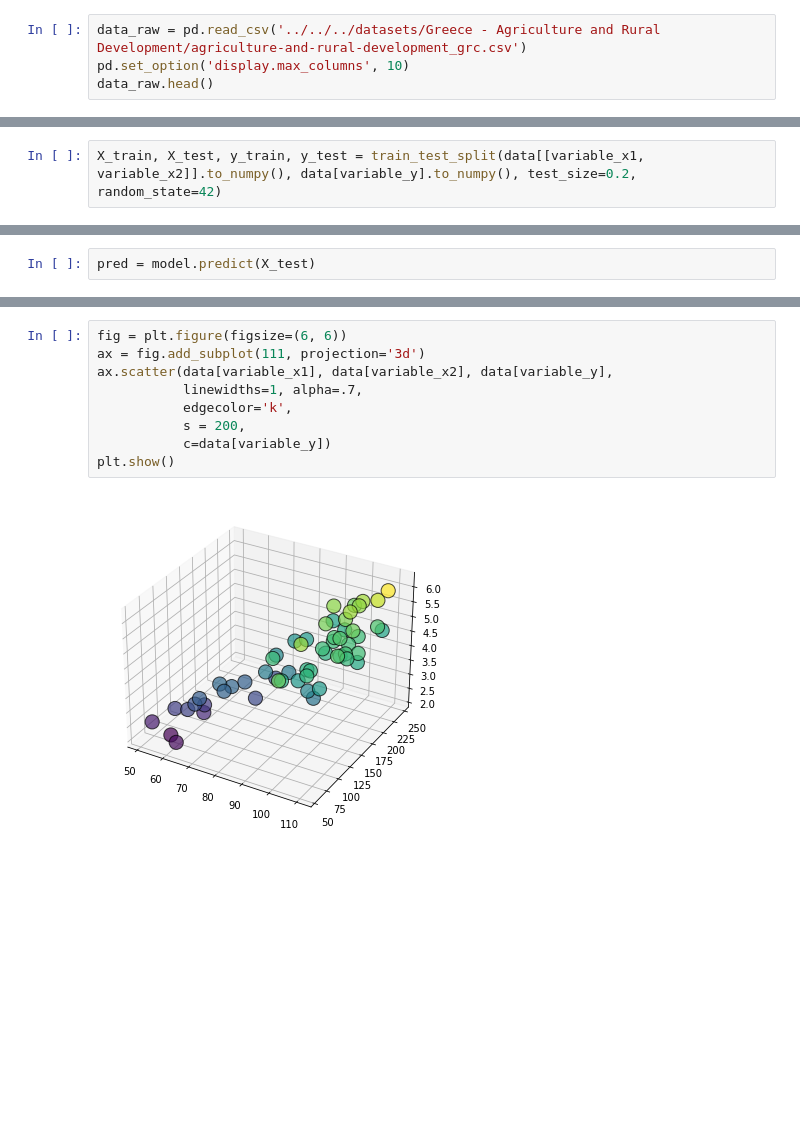
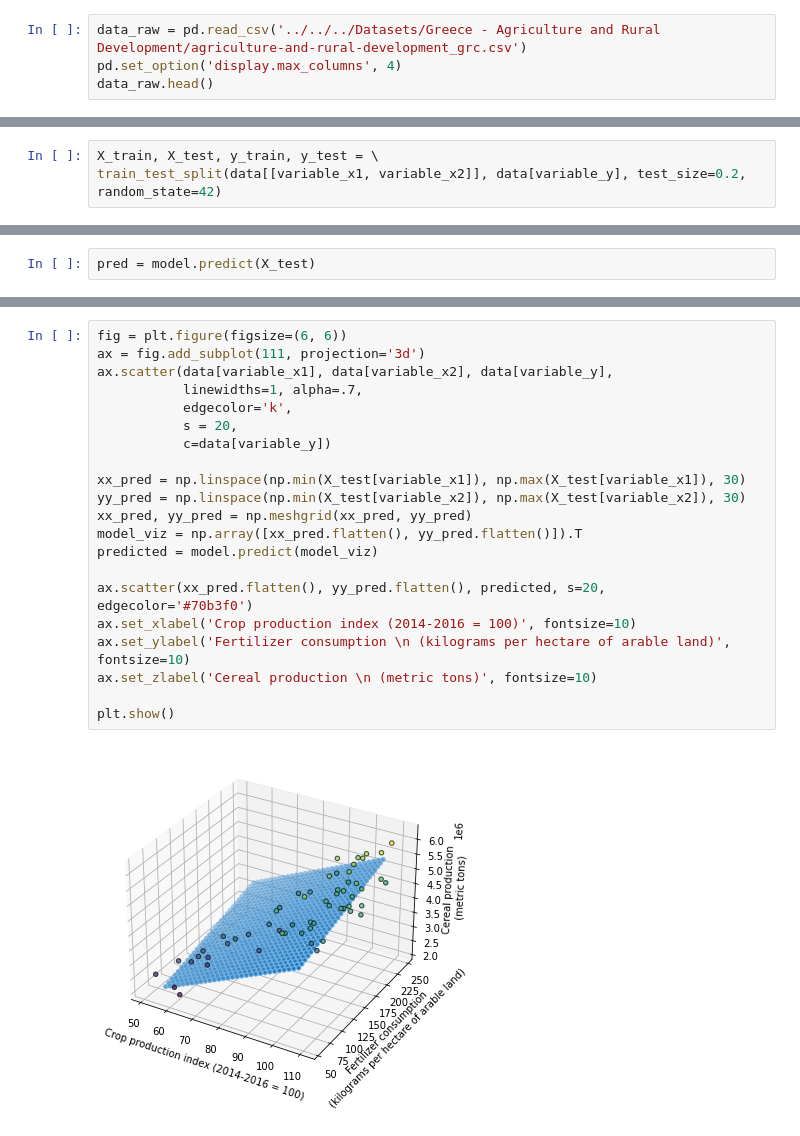
Before and after one commit to ZacharakisAndreas/MachineRhythms, a Jupyter notebook: Algorithms/2.MultipleLinearRegression/notebooks/MLR_analysis.ipynb, the cells around one changed output, grey strips where cells are left out. Saved outputs shown, nothing was run; the diff lists cells and outputs as text; blank space fills up the shorter version.

```diff
--- a/Algorithms/2.MultipleLinearRegression/notebooks/MLR_analysis.ipynb
+++ b/Algorithms/2.MultipleLinearRegression/notebooks/MLR_analysis.ipynb
@@ -12,7 +12,7 @@ from sklearn.linear_model import LinearRegression
 from sklearn.model_selection import train_test_split
 from mpl_toolkits.mplot3d import Axes3D
 # %%
-data_raw = pd.read_csv('../../../datasets/Greece - Agriculture and Rural Development/agriculture-and-rural-development_grc.csv')
-pd.set_option('display.max_columns', 10)
+data_raw = pd.read_csv('../../../Datasets/Greece - Agriculture and Rural Development/agriculture-and-rural-development_grc.csv')
+pd.set_option('display.max_columns', 4)
 data_raw.head()
 # %% [output]
@@ -38,7 +38,8 @@ data.head()
 | 3 | 57.150002 | 82.112629 | 2874641.0 |
 | 4 | 61.770000 | 83.807422 | 2940922.0 |
 # %%
-X_train, X_test, y_train, y_test = train_test_split(data[[variable_x1, variable_x2]].to_numpy(), data[variable_y].to_numpy(), test_size=0.2, random_state=42)
+X_train, X_test, y_train, y_test = \
+train_test_split(data[[variable_x1, variable_x2]], data[variable_y], test_size=0.2, random_state=42)
 # %%
 print(X_train.shape)
 print(X_test.shape)
@@ -66,11 +67,23 @@ model.score(X_train, y_train)
 # %%
 fig = plt.figure(figsize=(6, 6))
 ax = fig.add_subplot(111, projection='3d')
 ax.scatter(data[variable_x1], data[variable_x2], data[variable_y],
            linewidths=1, alpha=.7,
            edgecolor='k',
-           s = 200,
+           s = 20,
            c=data[variable_y])
+
+xx_pred = np.linspace(np.min(X_test[variable_x1]), np.max(X_test[variable_x1]), 30)
+yy_pred = np.linspace(np.min(X_test[variable_x2]), np.max(X_test[variable_x2]), 30)
+xx_pred, yy_pred = np.meshgrid(xx_pred, yy_pred)
+model_viz = np.array([xx_pred.flatten(), yy_pred.flatten()]).T
+predicted = model.predict(model_viz)
+
+ax.scatter(xx_pred.flatten(), yy_pred.flatten(), predicted, s=20, edgecolor='#70b3f0')
+ax.set_xlabel('Crop production index (2014-2016 = 100)', fontsize=10)
+ax.set_ylabel('Fertilizer consumption \n (kilograms per hectare of arable land)', fontsize=10)
+ax.set_zlabel('Cereal production \n (metric tons)', fontsize=10)
+
 plt.show()
 # %% [output]
-[figure, old version]
+[figure, new version]
```
Also changed, not shown: parts of 5 cells of this notebook.
